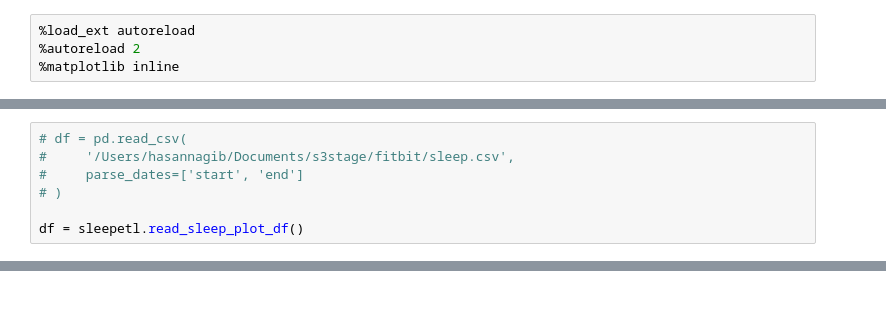
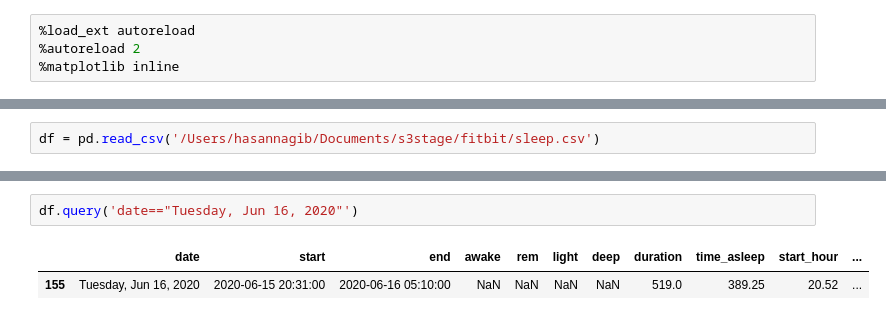
Before and after one commit to AI-AF/hnagib-training-dashboard, a Jupyter notebook: notebooks/hn-sleep-plots.ipynb, the cells around one changed output, grey strips where cells are left out. Drawn from its saved outputs; the diff is of its cells as text.

```diff
--- a/notebooks/hn-sleep-plots.ipynb
+++ b/notebooks/hn-sleep-plots.ipynb
@@ -25,7 +180,2 @@ Loading BokehJS ...
 # %%
-# df = pd.read_csv(
-#     '/Users/hasannagib/Documents/s3stage/fitbit/sleep.csv',
-#     parse_dates=['start', 'end']
-# )
-
-df = sleepetl.read_sleep_plot_df()
+df = pd.read_csv('/Users/hasannagib/Documents/s3stage/fitbit/sleep.csv')
@@ -150,0 +201,5 @@ save(p, template=htmltext.bokeh_template)
+# %%
+df.query('date=="Tuesday, Jun 16, 2020"')
+# %% [output]
+|  | date | start | end | awake | rem | light | deep | duration | time_asleep | start_hour | ... |
+| 155 | Tuesday, Jun 16, 2020 | 2020-06-15 20:31:00 | 2020-06-16 05:10:00 | NaN | NaN | NaN | NaN | 519.0 | 389.25 | 20.52 | ... |
```
Also changed, not shown: parts of 17 cells of this notebook, 4 other files.
